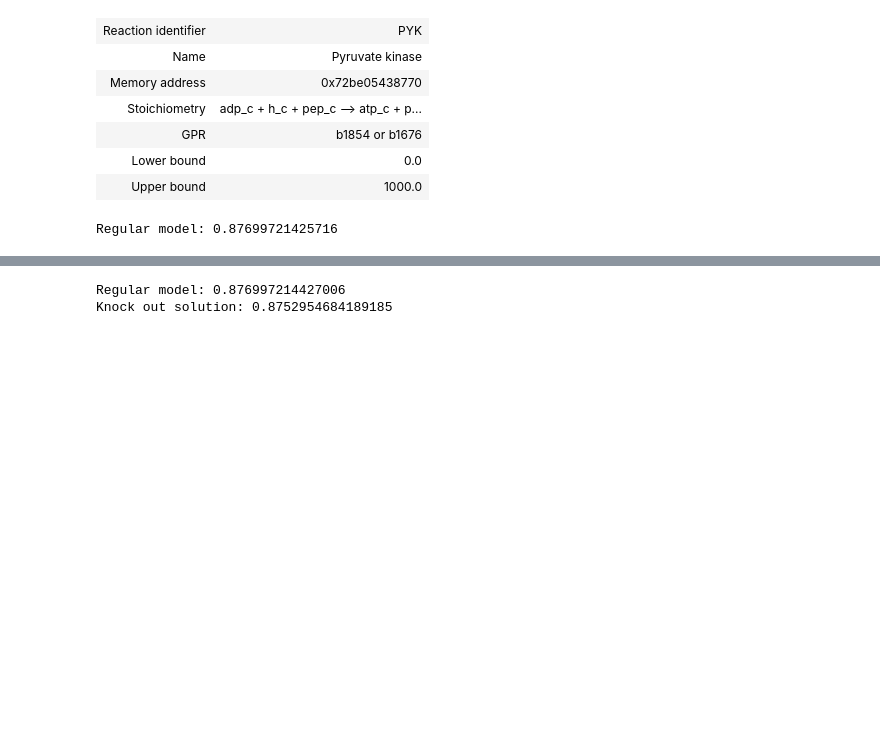
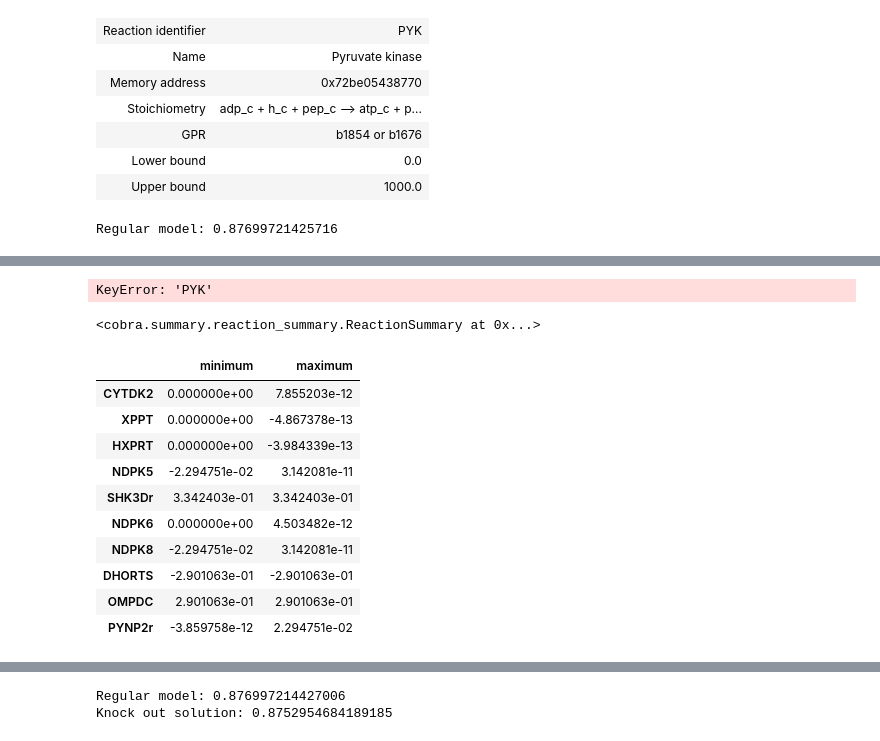
Before and after one commit to DogaTestere/CobraPyTest, a Jupyter notebook: CobraFolder/test1.ipynb, the cells around one changed output, grey strips where cells are left out. Cells and saved outputs as stored; diff of their text form; code cells hidden in the pictures; blank space fills up the shorter version.

```diff
--- a/CobraFolder/test1.ipynb
+++ b/CobraFolder/test1.ipynb
@@ -252,0 +310,22 @@ flux_variability_analysis(model, model.reactions.CYTK1)
+# %%
+model.reactions.PYK.summary()
+# %% [output]
+KeyError: 'PYK'
+<cobra.summary.reaction_summary.ReactionSummary at 0x...>
+# %%
+flux_variability_analysis(
+    model,
+    model.reactions[:10]
+)
+# %% [output]
+|  | minimum | maximum |
+| CYTDK2 | 0.000000e+00 | 7.855203e-12 |
+| XPPT | 0.000000e+00 | -4.867378e-13 |
+| HXPRT | 0.000000e+00 | -3.984339e-13 |
+| NDPK5 | -2.294751e-02 | 3.142081e-11 |
+| SHK3Dr | 3.342403e-01 | 3.342403e-01 |
+| NDPK6 | 0.000000e+00 | 4.503482e-12 |
+| NDPK8 | -2.294751e-02 | 3.142081e-11 |
+| DHORTS | -2.901063e-01 | -2.901063e-01 |
+| OMPDC | 2.901063e-01 | 2.901063e-01 |
+| PYNP2r | -3.859758e-12 | 2.294751e-02 |
```
Also changed, not shown: parts of 13 cells of this notebook, 2 other files.
